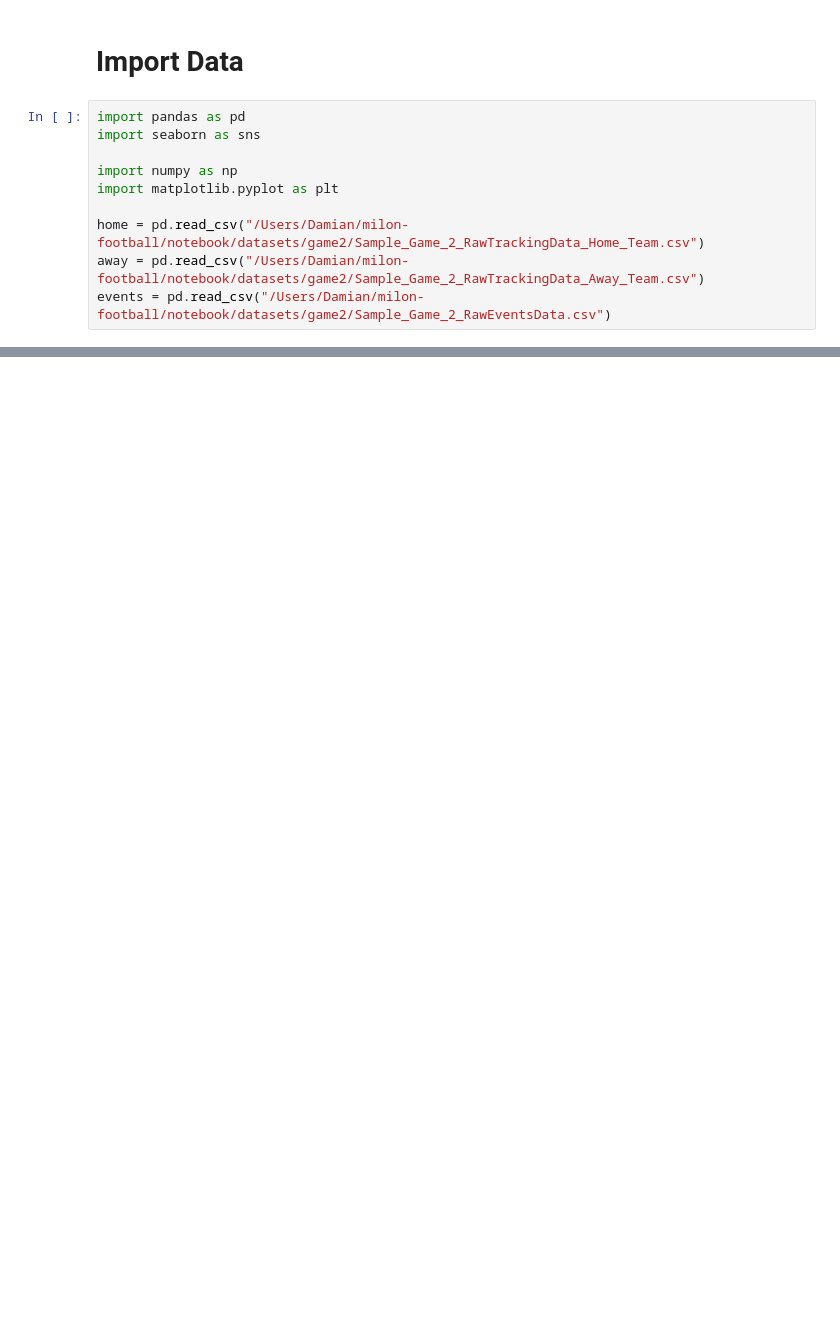
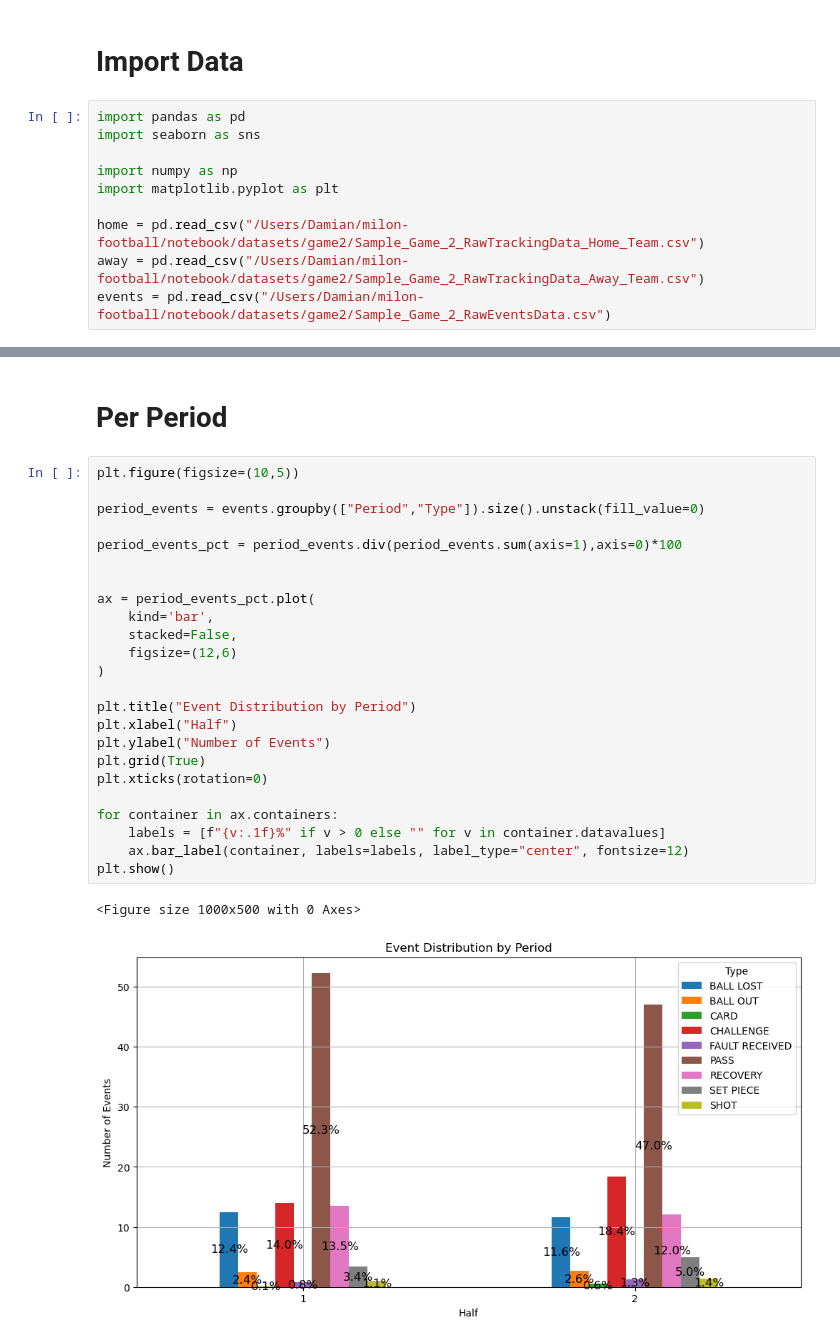
Before and after one commit to ieee-sb-uniwa/milon-football, a Jupyter notebook: notebook/sample_game_2.ipynb, the cells around one changed output, grey strips where cells are left out. Drawn from its saved outputs; the diff is of its cells as text; blank space fills up the shorter version.

```diff
--- a/notebook/sample_game_2.ipynb
+++ b/notebook/sample_game_2.ipynb
@@ -114,0 +317,29 @@ Unnamed: 32 :  57886
+# %% [markdown]
+# Per Period
+# %%
+plt.figure(figsize=(10,5))
+
+period_events = events.groupby(["Period","Type"]).size().unstack(fill_value=0)
+
+period_events_pct = period_events.div(period_events.sum(axis=1),axis=0)*100
+
+
+ax = period_events_pct.plot(
+    kind='bar',
+    stacked=False,
+    figsize=(12,6)
+)
+
+plt.title("Event Distribution by Period")
+plt.xlabel("Half")
+plt.ylabel("Number of Events")
+plt.grid(True)
+plt.xticks(rotation=0)
+
+for container in ax.containers:
+    labels = [f"{v:.1f}%" if v > 0 else "" for v in container.datavalues]
+    ax.bar_label(container, labels=labels, label_type="center", fontsize=12)
+plt.show()
+# %% [output]
+<Figure size 1000x500 with 0 Axes>
+[figure, added]
```
Also changed, not shown: parts of 47 cells of this notebook.
